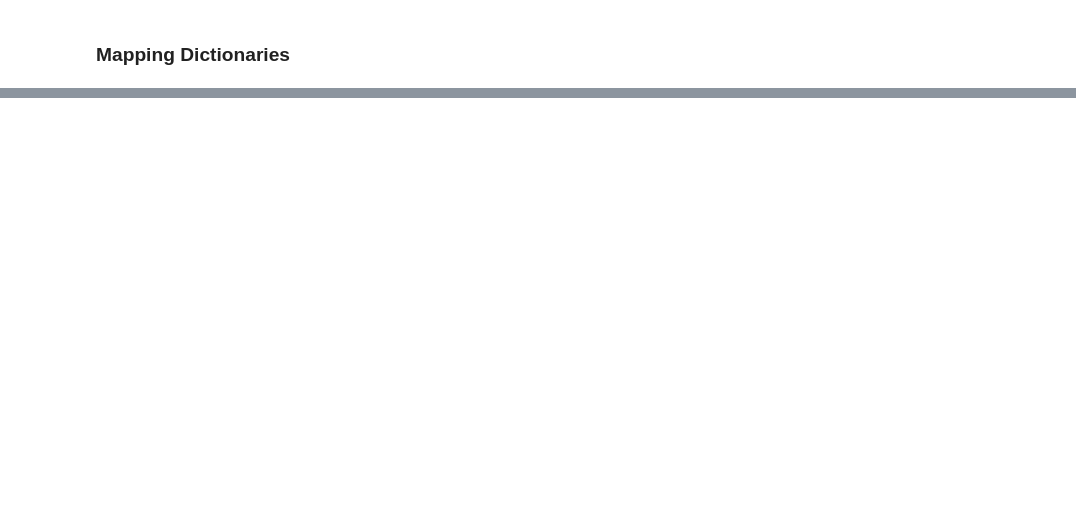
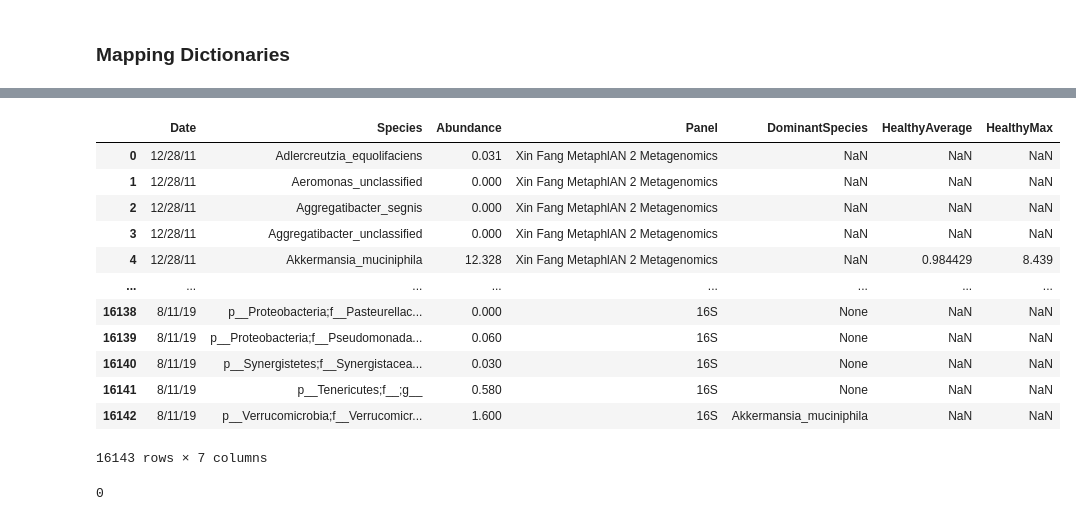
Before and after one commit to holliwood8/LargeLarryModelers, a Jupyter notebook: BioDiary_LS_tableConversion.ipynb, the cells around one changed output, grey strips where cells are left out. Saved outputs shown, nothing was run; the diff lists cells and outputs as text; code cells hidden in the pictures; blank space fills up the shorter version.

```diff
--- a/BioDiary_LS_tableConversion.ipynb
+++ b/BioDiary_LS_tableConversion.ipynb
@@ -1364,0 +1563,51 @@ dict_speciesToHealthyMax = {
+# %%
+# === LONG + MAPPINGS (one go, only using what you already defined) ===
+# uses: df_microbiome, labels_clean, col_date, get_row_values,
+#       dict_speciesToPanels, dict_speciesToDominantSpecies16S,
+#       dict_speciesToHealthyAverage, dict_speciesToHealthyMax
+
+# 1) long rows: (Date, Species, Abundance) — skip missing, keep zeros
+records = []
+species_present = [x for x in labels_clean.tolist()
+                   if (x is not None) and (x in dict_speciesToPanels)]
+
+for sp in species_present:
+    s = pd.to_numeric(get_row_values(sp), errors="coerce")  # indexed by your existing col_date
+    for d in col_date:
+        v = s.get(d)
+        if pd.notna(v):
+            records.append((d, sp, float(v)))
+
+df_longMicrobiome = pd.DataFrame(records, columns=["Date", "Species", "Abundance"])
+
+# 2) keep your original date order + sort
+df_longMicrobiome["Date"] = pd.Categorical(df_longMicrobiome["Date"],
+                                           categories=col_date, ordered=True)
+df_longMicrobiome = df_longMicrobiome.sort_values(["Date","Species"]).reset_index(drop=True)
+
+# 3) add mappings (panel, dominant species, healthy refs)
+df_longMicrobiome["Panel"]           = df_longMicrobiome["Species"].map(dict_speciesToPanels)
+df_longMicrobiome["DominantSpecies"] = df_longMicrobiome["Species"].map(dict_speciesToDominantSpecies16S)
+df_longMicrobiome["HealthyAverage"]  = df_longMicrobiome["Species"].map(dict_speciesToHealthyAverage)
+df_longMicrobiome["HealthyMax"]      = df_longMicrobiome["Species"].map(dict_speciesToHealthyMax)
+
+df_longMicrobiome
+# %% [output]
+|  | Date | Species | Abundance | Panel | DominantSpecies | HealthyAverage | HealthyMax |
+| 0 | 12/28/11 | Adlercreutzia_equolifaciens | 0.031 | Xin Fang MetaphlAN 2 Metagenomics | NaN | NaN | NaN |
+| 1 | 12/28/11 | Aeromonas_unclassified | 0.000 | Xin Fang MetaphlAN 2 Metagenomics | NaN | NaN | NaN |
+| 2 | 12/28/11 | Aggregatibacter_segnis | 0.000 | Xin Fang MetaphlAN 2 Metagenomics | NaN | NaN | NaN |
+| 3 | 12/28/11 | Aggregatibacter_unclassified | 0.000 | Xin Fang MetaphlAN 2 Metagenomics | NaN | NaN | NaN |
+| 4 | 12/28/11 | Akkermansia_muciniphila | 12.328 | Xin Fang MetaphlAN 2 Metagenomics | NaN | 0.984429 | 8.439 |
+| ... | ... | ... | ... | ... | ... | ... | ... |
+| 16138 | 8/11/19 | p__Proteobacteria;f__Pasteurellac... | 0.000 | 16S | None | NaN | NaN |
+| 16139 | 8/11/19 | p__Proteobacteria;f__Pseudomonada... | 0.060 | 16S | None | NaN | NaN |
+| 16140 | 8/11/19 | p__Synergistetes;f__Synergistacea... | 0.030 | 16S | None | NaN | NaN |
+| 16141 | 8/11/19 | p__Tenericutes;f__;g__ | 0.580 | 16S | None | NaN | NaN |
+| 16142 | 8/11/19 | p__Verrucomicrobia;f__Verrucomicr... | 1.600 | 16S | Akkermansia_muciniphila | NaN | NaN |
+16143 rows × 7 columns
+# %%
+# Complerness check of abundance values
+df_longMicrobiome['Abundance'].isnull().sum()
+# %% [output]
+0
```
Also changed, not shown: parts of 37 cells of this notebook, 4 other files.
